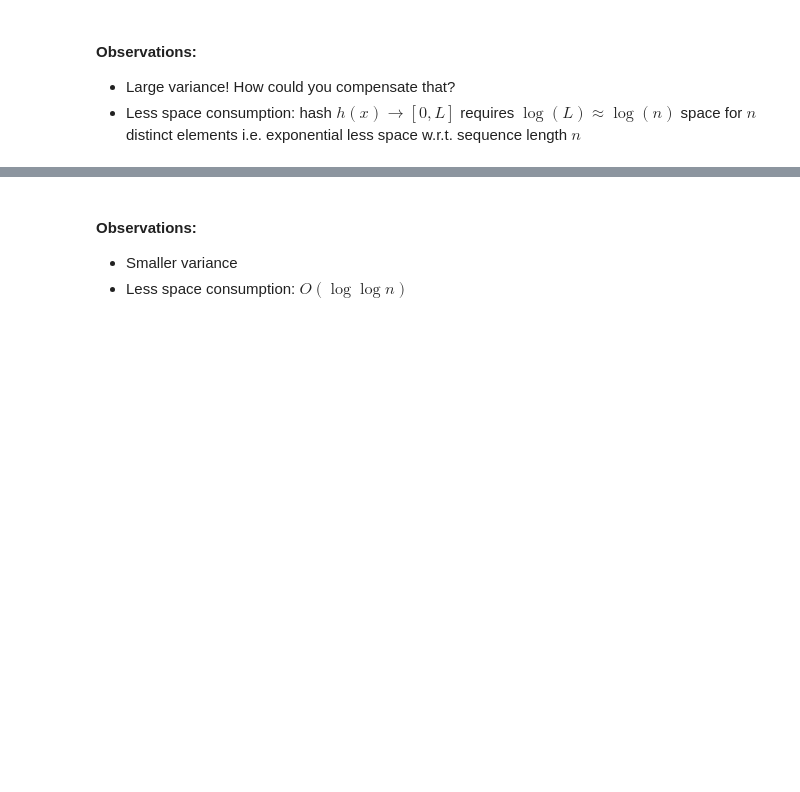
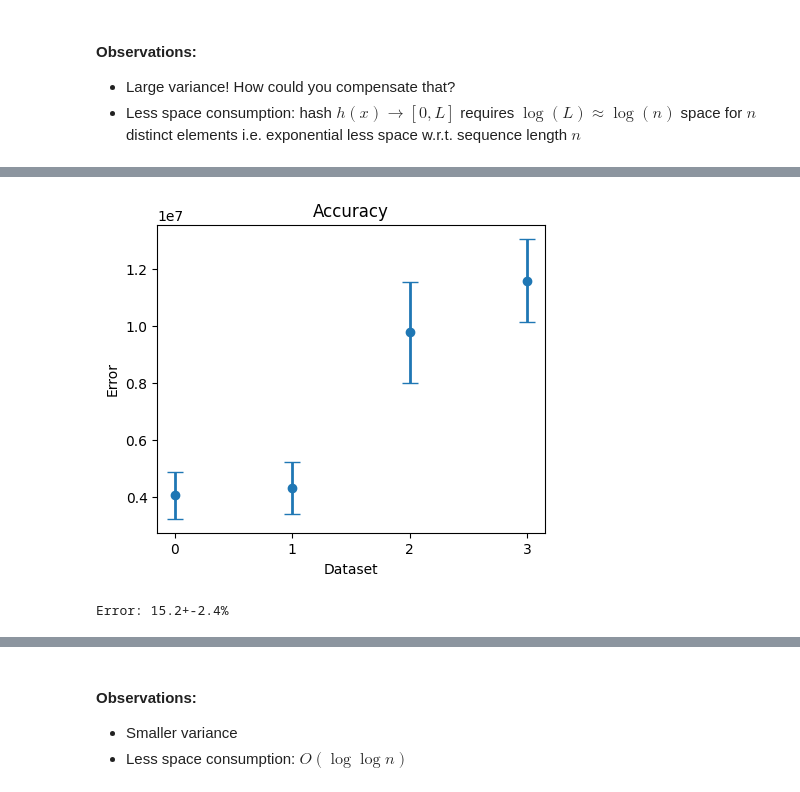
Before and after one commit to jonasschultemattler/nanocourse, a Jupyter notebook: course.ipynb, the cells around one changed output, grey strips where cells are left out. Drawn from its saved outputs; the diff is of its cells as text; code cells hidden in the pictures; blank space fills up the shorter version.

```diff
--- a/course.ipynb
+++ b/course.ipynb
@@ -123,19 +105,0 @@ Let us compare run time, space consumption, and accuracy to Flajolet-Martin and
-# %%
-naive_results, fm_results, hll_results = [], [], []
-for file in files:
-    naive_results.append(track_memory_and_runtime("build/source/naivecounting", file))
-    fm_results.append(track_memory_and_runtime("build/source/flajoletmartin", file))
-    hll_results.append(track_memory_and_runtime("build/source/hyperloglog", file))
-
-file_sizes = [os.path.getsize(file) for file in files]
-results = np.array([naive_results, fm_results, hll_results])
-algorithms = ["Naive", "Flajolet Martin", "HLL"]
-
-plot_performance(results, algorithms, file_sizes)
-plot_accuracies(results, algorithms)
-error_fm=np.abs(results[1,:,2] - results[0,:,2])/results[0,:,2]
-error_hll=np.abs(results[2,:,2] - results[0,:,2])/results[0,:,2]
-print("Total Runtime Hashtable: %.1fs, FM: %.1fs, HLL: %.1fs" % (np.sum(results[0,:,0]), np.sum(results[1,:,0]), np.sum(results[2,:,0])))
-print("Maximum Memory Hashtable: %.1fMb, FM: %.1fMb, HLL: %.1fMb" % (np.max(results[0,:,1]), np.max(results[1,:,1]), np.max(results[2,:,1])))
-print("Error Flajolet Martin: %.1f+-%.1f%%" % (np.mean(error_fm)*100, np.std(error_fm)*100))
-print("Error HyperLogLog: %.1f+-%.1f%%" % (np.mean(error_hll)*100, np.std(error_hll)*100))
@@ -148,0 +117,14 @@ Error HyperLogLog: 3.2+-4.5%
+# %%
+fmplus_results = []
+for file in files:
+    fmplus_results.append(track_memory_and_runtime("build/source/fmplus1", file))
+
+results = np.array([naive_results, fmplus_results])
+algorithms = ["Flajolet Martin", "Boosted Flajolet Martin"]
+
+plot_accuracy_FM(results, algorithms)
+errors=np.abs(results[1,:,2] - results[0,:,2])/results[0,:,2]
+print("Error: %.1f+-%.1f%%" % (np.mean(errors)*100, np.std(errors)*100))
+# %% [output]
+[figure, added]
+Error: 15.2+-2.4%
```
Also changed, not shown: parts of 16 cells of this notebook, 6 other files.
